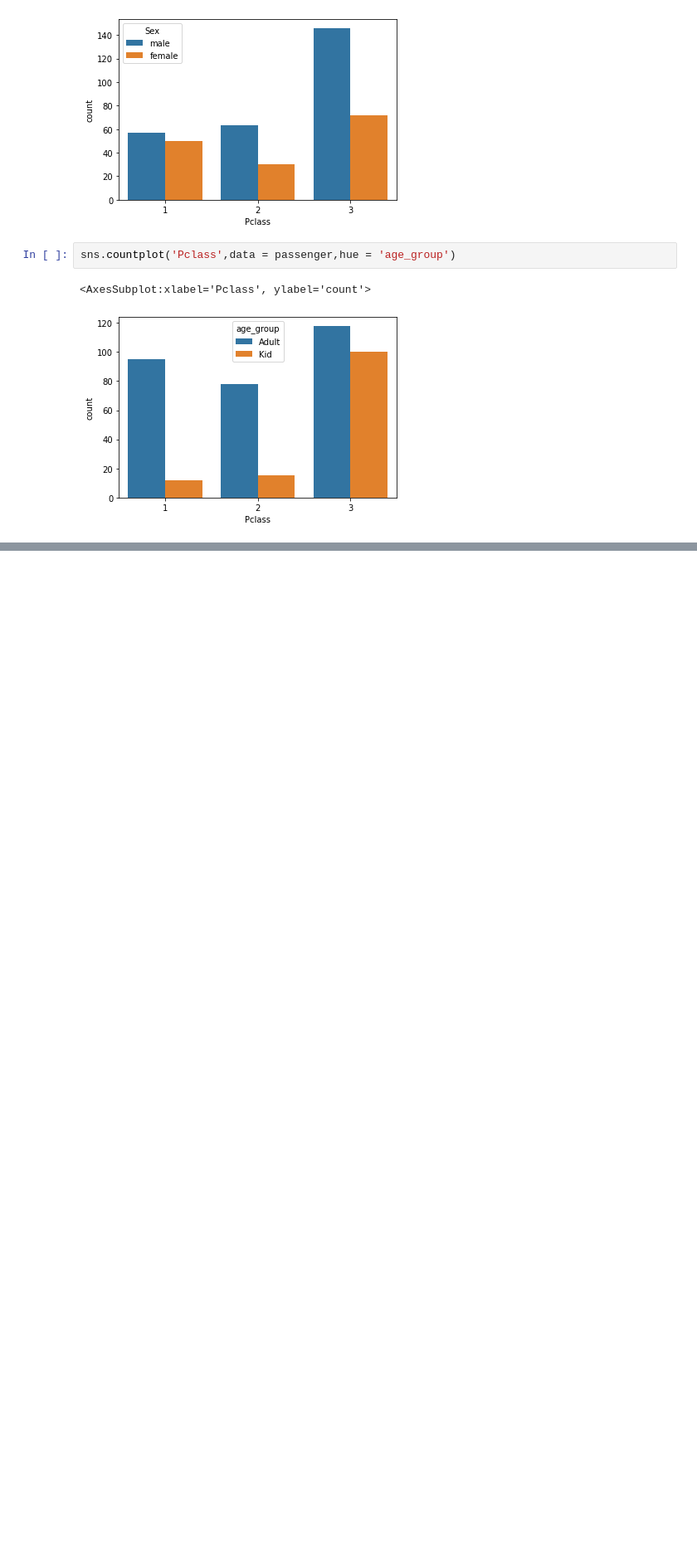
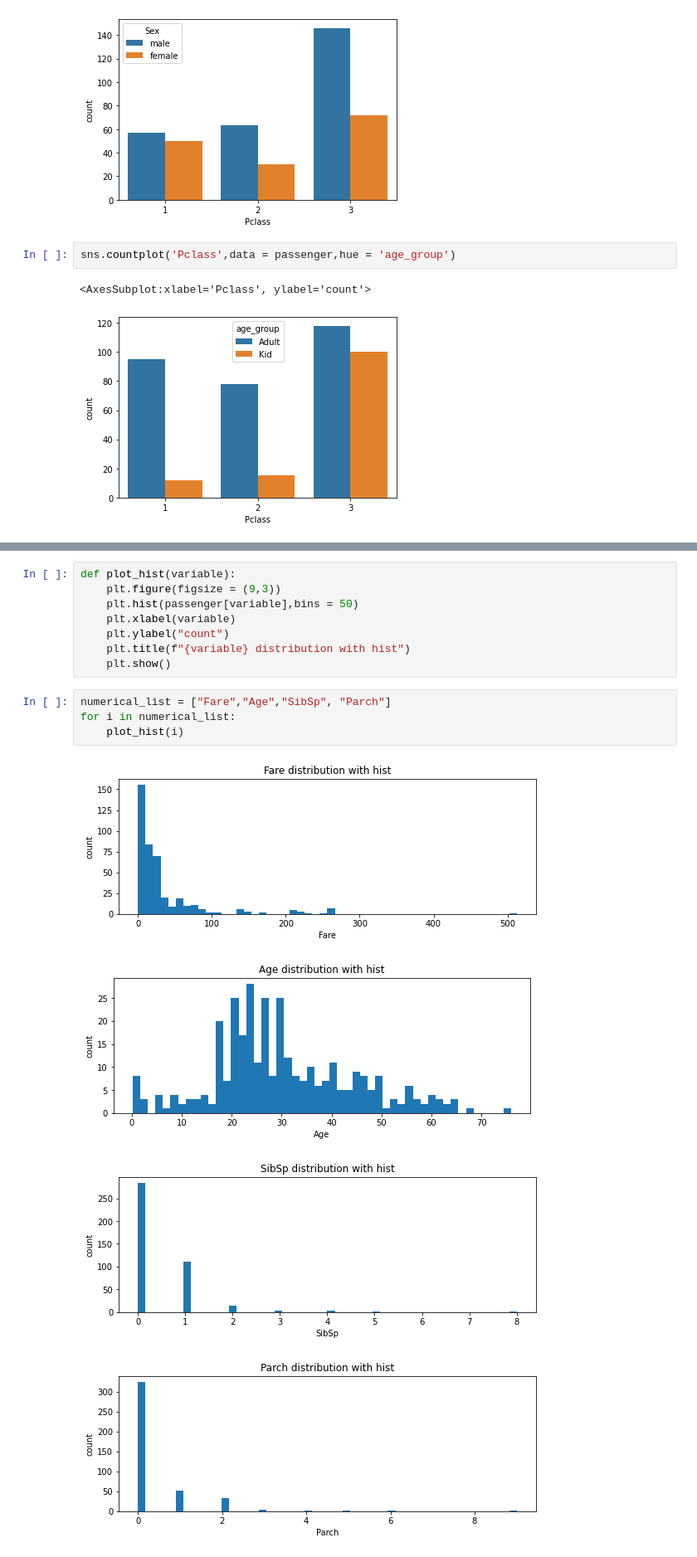
Before and after one commit to Phoebezzzi/PortfolioProjects, a Jupyter notebook: Titanic/Titanic.ipynb, the cells around one changed output, grey strips where cells are left out. Shown at 83% size. Drawn from its saved outputs; the diff is of its cells as text; blank space fills up the shorter version.

```diff
--- a/Titanic/Titanic.ipynb
+++ b/Titanic/Titanic.ipynb
@@ -194,0 +197,17 @@ sns.countplot('Pclass',data = passenger,hue = 'age_group')
+# %%
+def plot_hist(variable):
+    plt.figure(figsize = (9,3))
+    plt.hist(passenger[variable],bins = 50)
+    plt.xlabel(variable)
+    plt.ylabel("count")
+    plt.title(f"{variable} distribution with hist")
+    plt.show()
+# %%
+numerical_list = ["Fare","Age","SibSp", "Parch"]
+for i in numerical_list:
+    plot_hist(i)
+# %% [output]
+[figure, added]
+[figure, added]
+[figure, added]
+[figure, added]
```
Also changed, not shown: parts of 7 cells of this notebook.
